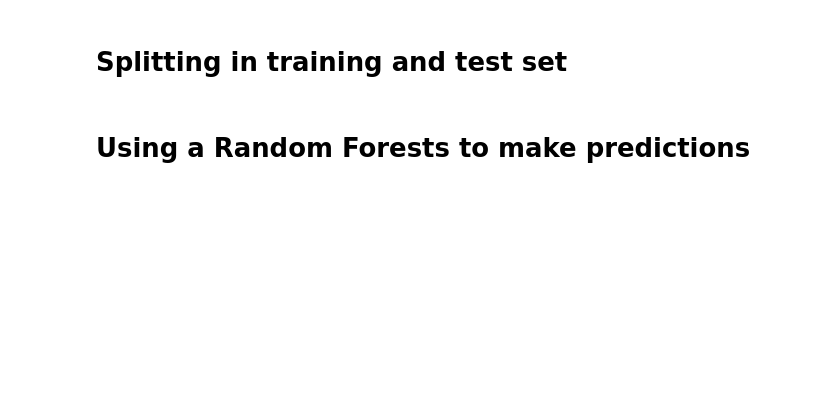
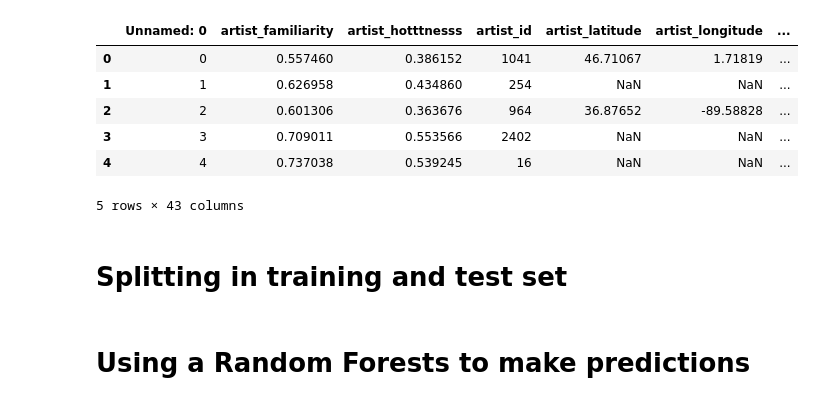
Before and after one commit to slaviz/final_project_big_data, a Jupyter notebook: Modelling.ipynb, the cells around one changed output. Cells and saved outputs as stored; diff of their text form; code cells hidden in the pictures; blank space fills up the shorter version.

```diff
--- a/Modelling.ipynb
+++ b/Modelling.ipynb
@@ -62,4 +54,5 @@ sc = pyspark.SparkContext("local", appName="MillionSongsPredictions")
 spark = SparkSession(sc)
 full_data = spark.read.csv("cleaned_data.csv", inferSchema=True, header=True)
 # %%
-full_data = full_data.withColumn('hit', when(full_data['song_hotttnesss'] >=0.5,1).otherwise(0))
+full_data = full_data.withColumn('hit',when(full_data['song_hotttnesss'] >=0.5,1)\
+                                when(full_data['song_hotttnesss'] <0.5,0))
@@ -79,3 +59,13 @@ only showing top 5 rows
+# %%
+full_data.head()
+# %% [output]
+|  | Unnamed: 0 | artist_familiarity | artist_hotttnesss | artist_id | artist_latitude | artist_longitude | ... |
+| 0 | 0 | 0.557460 | 0.386152 | 1041 | 46.71067 | 1.71819 | ... |
+| 1 | 1 | 0.626958 | 0.434860 | 254 | NaN | NaN | ... |
+| 2 | 2 | 0.601306 | 0.363676 | 964 | 36.87652 | -89.58828 | ... |
+| 3 | 3 | 0.709011 | 0.553566 | 2402 | NaN | NaN | ... |
+| 4 | 4 | 0.737038 | 0.539245 | 16 | NaN | NaN | ... |
+5 rows × 43 columns
 # %% [markdown]
 # Splitting in training and test set
 # %%
```
Also changed, not shown: parts of 38 cells of this notebook.
